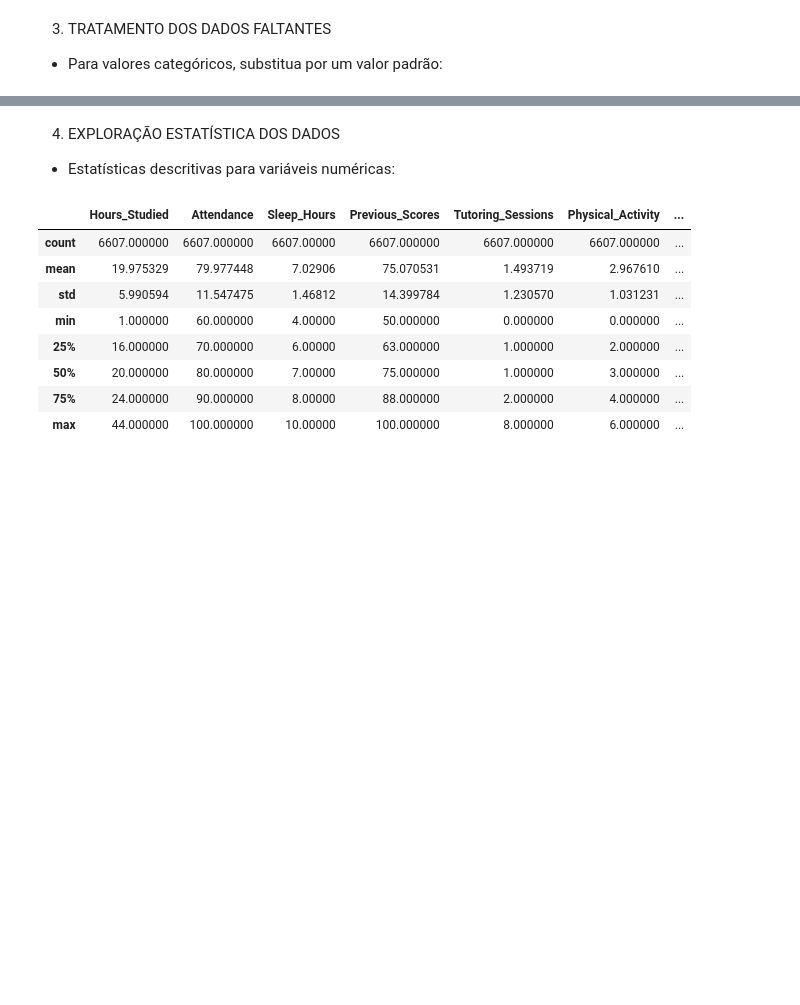
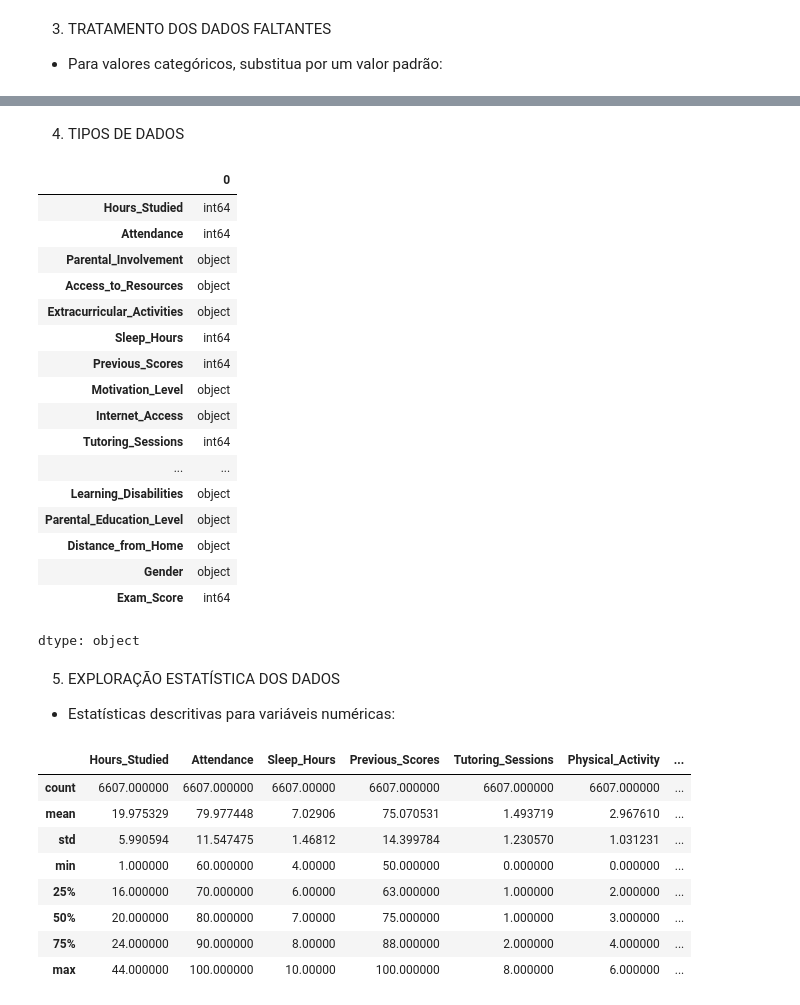
Before and after one commit to nathaliadutra15/disc_mineracao_dados, a Jupyter notebook: MINERACAO_DE_DADOS_05_10_NATHALIA.ipynb, the cells around one changed output, grey strips where cells are left out. Cells and saved outputs as stored; diff of their text form; code cells hidden in the pictures; blank space fills up the shorter version.

```diff
--- a/MINERACAO_DE_DADOS_05_10_NATHALIA.ipynb
+++ b/MINERACAO_DE_DADOS_05_10_NATHALIA.ipynb
@@ -64,5 +83,28 @@ df['Distance_from_Home'].fillna('Near', inplace=True)
+# %% [markdown]
+4) TIPOS DE DADOS
+# %%
+df.dtypes
+# %% [output]
+|  | 0 |
+| Hours_Studied | int64 |
+| Attendance | int64 |
+| Parental_Involvement | object |
+| Access_to_Resources | object |
+| Extracurricular_Activities | object |
+| Sleep_Hours | int64 |
+| Previous_Scores | int64 |
+| Motivation_Level | object |
+| Internet_Access | object |
+| Tutoring_Sessions | int64 |
+| ... | ... |
+| Learning_Disabilities | object |
+| Parental_Education_Level | object |
+| Distance_from_Home | object |
+| Gender | object |
+| Exam_Score | int64 |
+dtype: object
 # %% [markdown]
-4) EXPLORAÇÃO ESTATÍSTICA DOS DADOS
+5) EXPLORAÇÃO ESTATÍSTICA DOS DADOS
 
 * Estatísticas descritivas para variáveis numéricas:
 # %%
```
Also changed, not shown: parts of 3 cells of this notebook.
